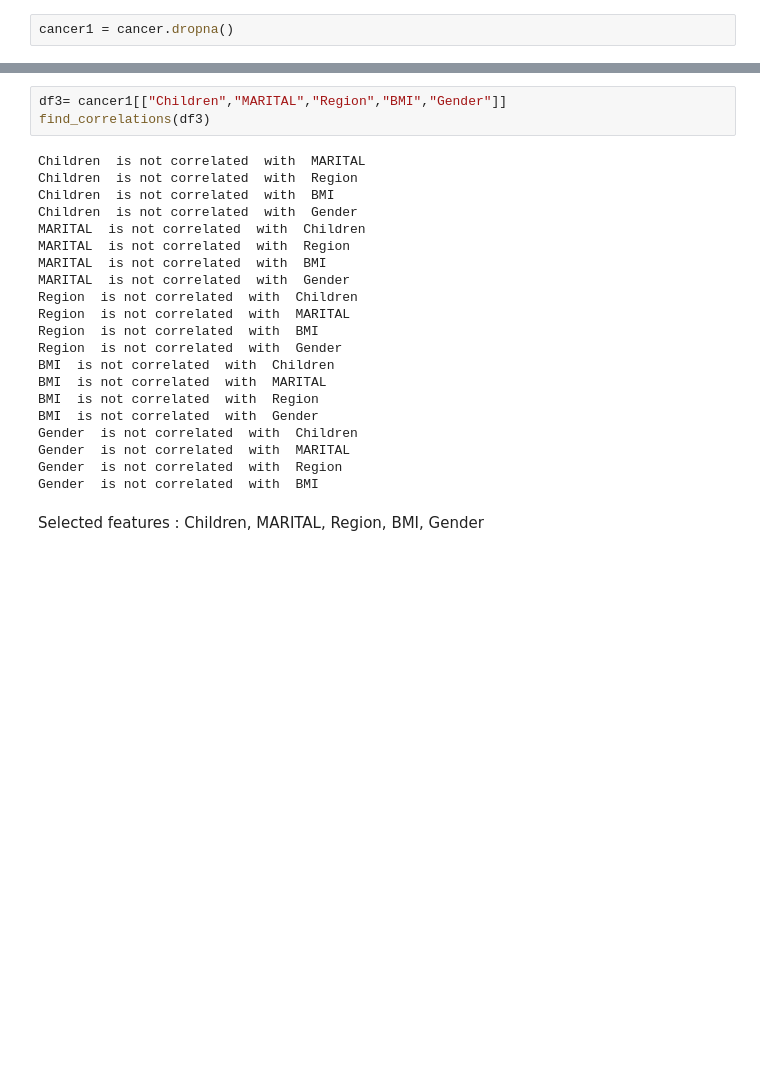
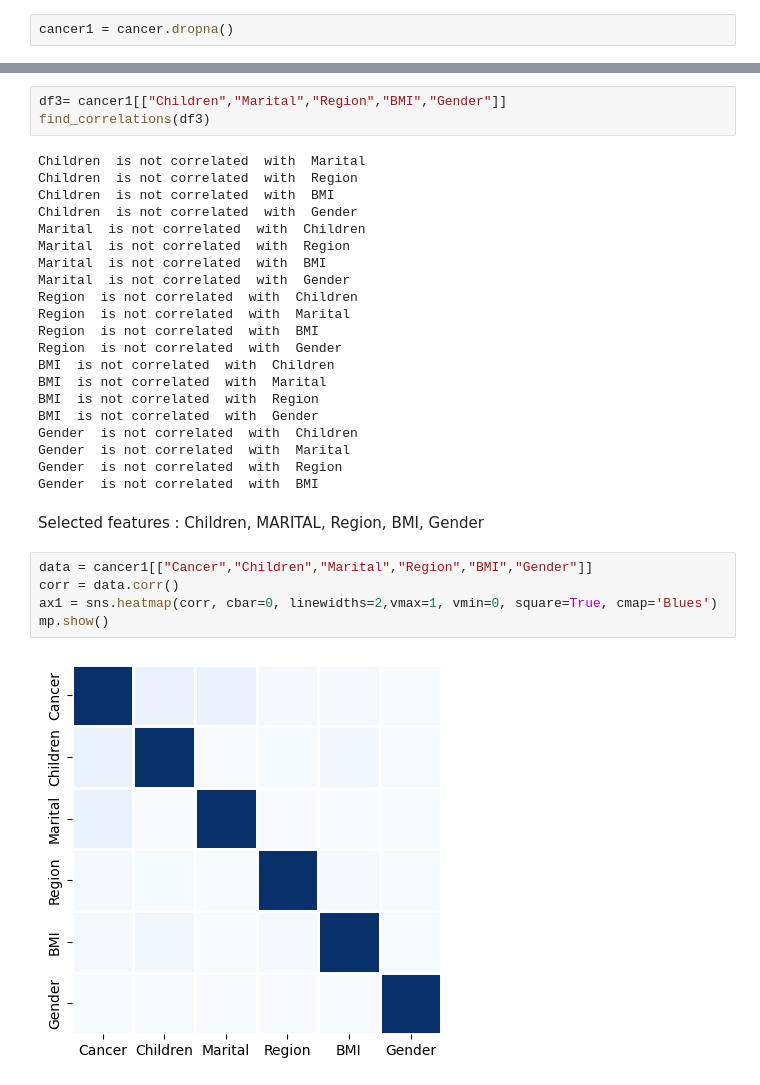
Before and after one commit to SnehaVeerakumar/Predict-health-insurance-amount, a Jupyter notebook: Code/predict_insurance_amount.ipynb, the cells around one changed output, grey strips where cells are left out. Drawn from its saved outputs; the diff is of its cells as text; blank space fills up the shorter version.

```diff
--- a/Code/predict_insurance_amount.ipynb
+++ b/Code/predict_insurance_amount.ipynb
@@ -312,28 +312,35 @@ MARITAL     0.066030
 Children    0.071847
 dtype: float64
 # %%
-df3= cancer1[["Children","MARITAL","Region","BMI","Gender"]]
+df3= cancer1[["Children","Marital","Region","BMI","Gender"]]
 find_correlations(df3)
 # %% [output]
-Children  is not correlated  with  MARITAL
+Children  is not correlated  with  Marital
 Children  is not correlated  with  Region
 Children  is not correlated  with  BMI
 Children  is not correlated  with  Gender
-MARITAL  is not correlated  with  Children
-MARITAL  is not correlated  with  Region
-MARITAL  is not correlated  with  BMI
-MARITAL  is not correlated  with  Gender
+Marital  is not correlated  with  Children
+Marital  is not correlated  with  Region
+Marital  is not correlated  with  BMI
+Marital  is not correlated  with  Gender
 Region  is not correlated  with  Children
-Region  is not correlated  with  MARITAL
+Region  is not correlated  with  Marital
 Region  is not correlated  with  BMI
 Region  is not correlated  with  Gender
 BMI  is not correlated  with  Children
-BMI  is not correlated  with  MARITAL
+BMI  is not correlated  with  Marital
 BMI  is not correlated  with  Region
 BMI  is not correlated  with  Gender
 Gender  is not correlated  with  Children
-Gender  is not correlated  with  MARITAL
+Gender  is not correlated  with  Marital
 Gender  is not correlated  with  Region
 Gender  is not correlated  with  BMI
 # %% [markdown]
 Selected features : Children, MARITAL, Region, BMI, Gender
+# %%
+data = cancer1[["Cancer","Children","Marital","Region","BMI","Gender"]]
+corr = data.corr()
+ax1 = sns.heatmap(corr, cbar=0, linewidths=2,vmax=1, vmin=0, square=True, cmap='Blues')
+mp.show()
+# %% [output]
+[figure, added]
```
Also changed, not shown: parts of 5 cells of this notebook, 1 other file.
